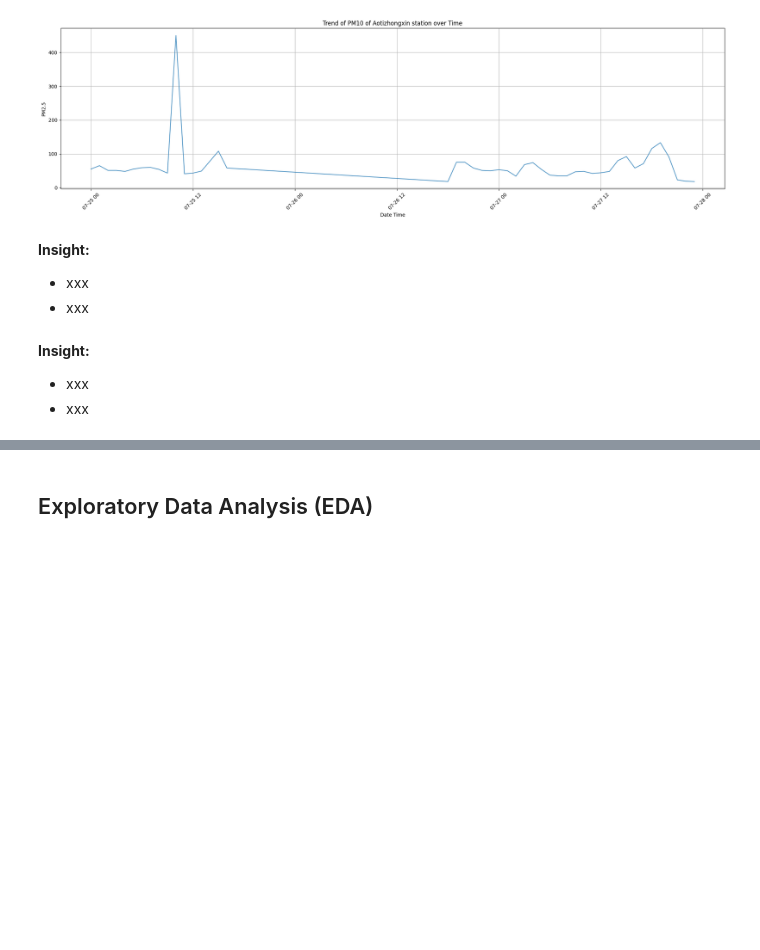
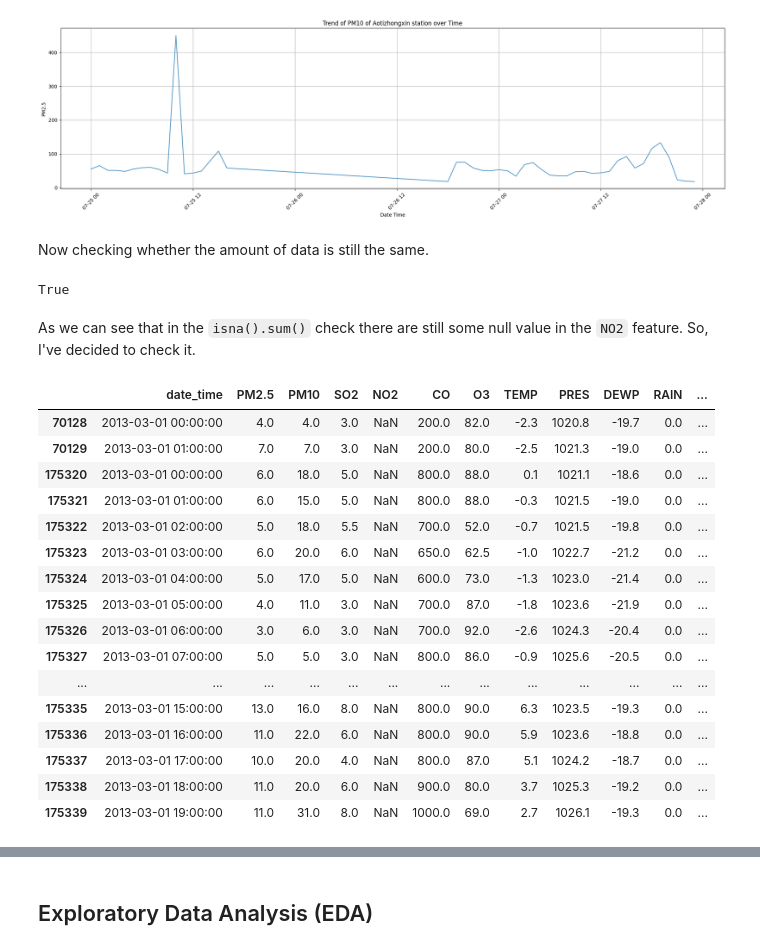
Before and after one commit to efrado-s/dicoding-air-quality-data-analysis, a Jupyter notebook: notebook.ipynb, the cells around one changed output, grey strips where cells are left out. Cells and saved outputs as stored; diff of their text form; code cells hidden in the pictures; blank space fills up the shorter version.

```diff
--- a/notebook.ipynb
+++ b/notebook.ipynb
@@ -401,11 +401,31 @@ plt.tight_layout()  # Adjust layout to prevent clipping of labels
 plt.show()
 # %% [output]
 [figure]
-# %% [markdown]
-**Insight:**
-- xxx
-- xxx
-# %% [markdown]
-**Insight:**
-- xxx
-- xxx
+# %% [markdown]
+Now checking whether the amount of data is still the same.
+# %%
+main_df.shape == interpolated_main_df.shape
+# %% [output]
+True
+# %% [markdown]
+As we can see that in the `isna().sum()` check there are still some null value in the `NO2` feature. So, I've decided to check it.
+# %%
+interpolated_main_df[interpolated_main_df['NO2'].isna()]
+# %% [output]
+|  | date_time | PM2.5 | PM10 | SO2 | NO2 | CO | O3 | TEMP | PRES | DEWP | RAIN | ... |
+| 70128 | 2013-03-01 00:00:00 | 4.0 | 4.0 | 3.0 | NaN | 200.0 | 82.0 | -2.3 | 1020.8 | -19.7 | 0.0 | ... |
+| 70129 | 2013-03-01 01:00:00 | 7.0 | 7.0 | 3.0 | NaN | 200.0 | 80.0 | -2.5 | 1021.3 | -19.0 | 0.0 | ... |
+| 175320 | 2013-03-01 00:00:00 | 6.0 | 18.0 | 5.0 | NaN | 800.0 | 88.0 | 0.1 | 1021.1 | -18.6 | 0.0 | ... |
+| 175321 | 2013-03-01 01:00:00 | 6.0 | 15.0 | 5.0 | NaN | 800.0 | 88.0 | -0.3 | 1021.5 | -19.0 | 0.0 | ... |
+| 175322 | 2013-03-01 02:00:00 | 5.0 | 18.0 | 5.5 | NaN | 700.0 | 52.0 | -0.7 | 1021.5 | -19.8 | 0.0 | ... |
+| 175323 | 2013-03-01 03:00:00 | 6.0 | 20.0 | 6.0 | NaN | 650.0 | 62.5 | -1.0 | 1022.7 | -21.2 | 0.0 | ... |
+| 175324 | 2013-03-01 04:00:00 | 5.0 | 17.0 | 5.0 | NaN | 600.0 | 73.0 | -1.3 | 1023.0 | -21.4 | 0.0 | ... |
+| 175325 | 2013-03-01 05:00:00 | 4.0 | 11.0 | 3.0 | NaN | 700.0 | 87.0 | -1.8 | 1023.6 | -21.9 | 0.0 | ... |
+| 175326 | 2013-03-01 06:00:00 | 3.0 | 6.0 | 3.0 | NaN | 700.0 | 92.0 | -2.6 | 1024.3 | -20.4 | 0.0 | ... |
+| 175327 | 2013-03-01 07:00:00 | 5.0 | 5.0 | 3.0 | NaN | 800.0 | 86.0 | -0.9 | 1025.6 | -20.5 | 0.0 | ... |
+| ... | ... | ... | ... | ... | ... | ... | ... | ... | ... | ... | ... | ... |
+| 175335 | 2013-03-01 15:00:00 | 13.0 | 16.0 | 8.0 | NaN | 800.0 | 90.0 | 6.3 | 1023.5 | -19.3 | 0.0 | ... |
+| 175336 | 2013-03-01 16:00:00 | 11.0 | 22.0 | 6.0 | NaN | 800.0 | 90.0 | 5.9 | 1023.6 | -18.8 | 0.0 | ... |
+| 175337 | 2013-03-01 17:00:00 | 10.0 | 20.0 | 4.0 | NaN | 800.0 | 87.0 | 5.1 | 1024.2 | -18.7 | 0.0 | ... |
+| 175338 | 2013-03-01 18:00:00 | 11.0 | 20.0 | 6.0 | NaN | 900.0 | 80.0 | 3.7 | 1025.3 | -19.2 | 0.0 | ... |
+| 175339 | 2013-03-01 19:00:00 | 11.0 | 31.0 | 8.0 | NaN | 1000.0 | 69.0 | 2.7 | 1026.1 | -19.3 | 0.0 | ... |
```
Also changed, not shown: parts of 7 cells of this notebook.
